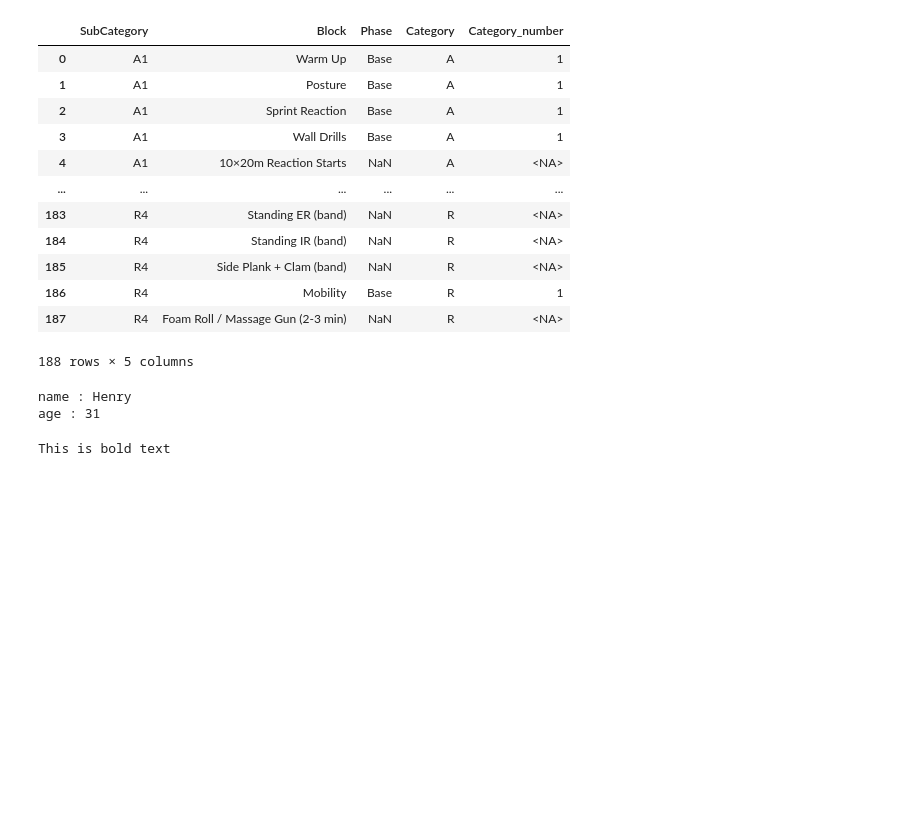
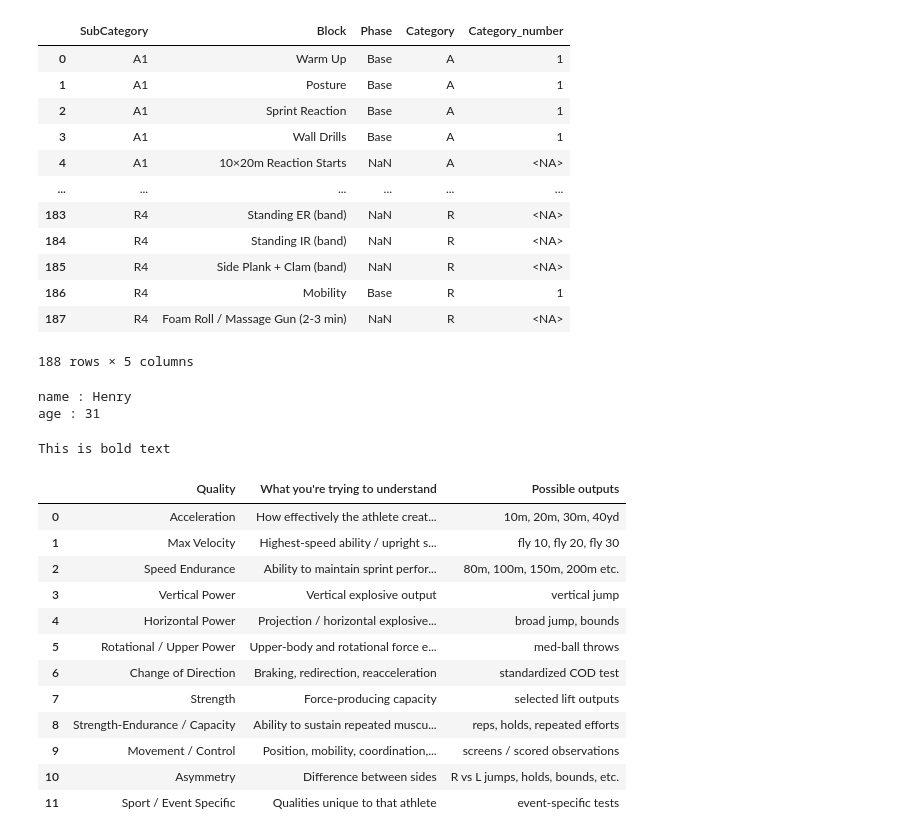
Before and after one commit to hfn13/MoKnowsLife, a Jupyter notebook: MoKnowsLife.ipynb, the cells around one changed output. Saved outputs shown, nothing was run; the diff lists cells and outputs as text; code cells hidden in the pictures; blank space fills up the shorter version.

```diff
--- a/MoKnowsLife.ipynb
+++ b/MoKnowsLife.ipynb
@@ -1007,3 +1007,22 @@ trend_test_df.to_csv('trend_test_df.csv')
 trend_analyses = ['Performance vs Distance', 'Drop % vs Distance', 'Consistency vs Distance', 'Effort vs Time']
 trend_analyses_df = pd.DataFrame(trend_analyses, columns=['Analyses'])
 trend_analyses_df.to_csv('trend_analyses_df.csv')
+# %%
+import pandas as pd
+
+quality_df = pd.read_excel(r"C:\Users\cex\Downloads\explanations for workout dash.xlsx", sheet_name='Quality')
+quality_df
+# %% [output]
+|  | Quality | What you're trying to understand | Possible outputs |
+| 0 | Acceleration | How effectively the athlete creat... | 10m, 20m, 30m, 40yd |
+| 1 | Max Velocity | Highest-speed ability / upright s... | fly 10, fly 20, fly 30 |
+| 2 | Speed Endurance | Ability to maintain sprint perfor... | 80m, 100m, 150m, 200m etc. |
+| 3 | Vertical Power | Vertical explosive output | vertical jump |
+| 4 | Horizontal Power | Projection / horizontal explosive... | broad jump, bounds |
+| 5 | Rotational / Upper Power | Upper-body and rotational force e... | med-ball throws |
+| 6 | Change of Direction | Braking, redirection, reacceleration | standardized COD test |
+| 7 | Strength | Force-producing capacity | selected lift outputs |
+| 8 | Strength-Endurance / Capacity | Ability to sustain repeated muscu... | reps, holds, repeated efforts |
+| 9 | Movement / Control | Position, mobility, coordination,... | screens / scored observations |
+| 10 | Asymmetry | Difference between sides | R vs L jumps, holds, bounds, etc. |
+| 11 | Sport / Event Specific | Qualities unique to that athlete | event-specific tests |
```
Also changed, not shown: 33 other files.
